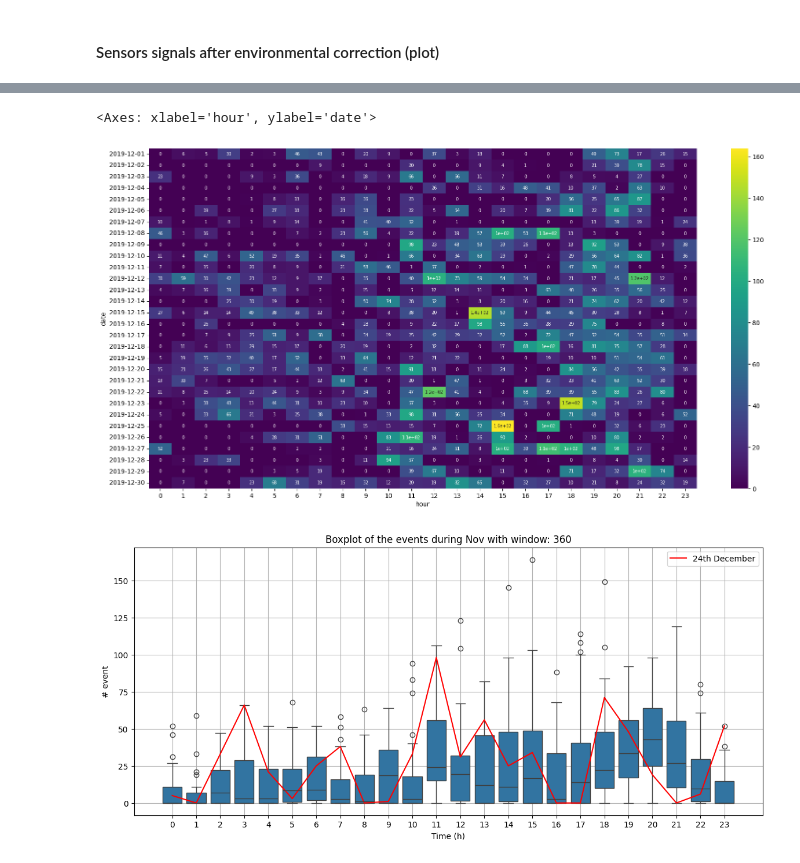
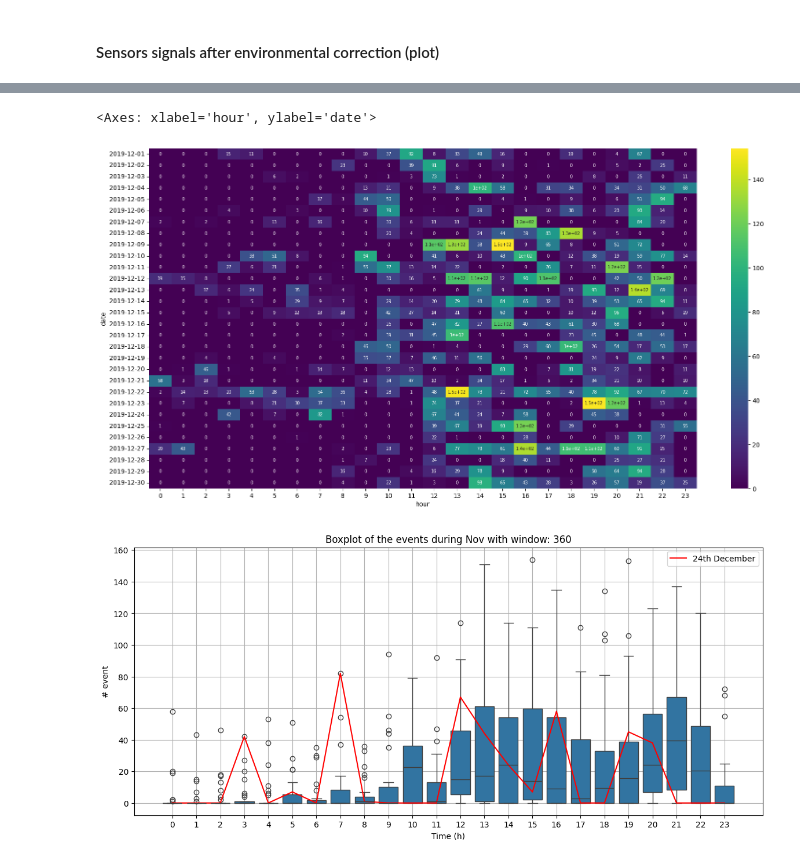
Before and after one commit to eskinderit/single-elders-home-monitoring, a Jupyter notebook: single-elders-home-monitoring/single-elders-monitoring-PCAfiltering.ipynb, the cells around one changed output, grey strips where cells are left out. Cells and saved outputs as stored; diff of their text form; code cells hidden in the pictures.

Commit message:
Add activity days plot

```diff
--- a/single-elders-home-monitoring/single-elders-monitoring-PCAfiltering.ipynb
+++ b/single-elders-home-monitoring/single-elders-monitoring-PCAfiltering.ipynb
@@ -518,16 +527,24 @@ def compute_event(features_matrix):
 
     return event
 # %%
-from pyspark.sql.functions import hour
-from pyspark.sql.functions import date_format, sum, when
-
 if COMPUTE_EVENTS:
     inv_transf_occupants = spark.read.csv("./data/database_gas_after_environmental_correction.csv", header=True, inferSchema=True)
+
+
     columns_to_transform = inv_transf_occupants.columns
     columns_to_transform.remove("timestamp")
 
     assembler = VectorAssembler(inputCols=columns_to_transform, outputCol='featuresToWindowPCA')
     assembled_features = assembler.transform(inv_transf_occupants)
+
+
+    # standardize data
+    scaler = StandardScaler(inputCol='featuresToWindowPCA', outputCol="scaled_features_centered", withStd=True, withMean=True)
+    scaler = scaler.fit(assembled_features)
+    assembled_features = scaler.transform(assembled_features) \
+                                .drop("featuresToWindowPCA") \
+                                .withColumnRenamed("scaled_features_centered", 'featuresToWindowPCA')
+
 
     window_size = 360
     window_spec = Window.rowsBetween(-window_size, 0).orderBy("timestamp")
@@ -535,6 +552,7 @@ if COMPUTE_EVENTS:
     compute_event_udf = F.udf(compute_event, IntegerType())
 
     inv_transf_occupants = assembled_features.withColumn("event", compute_event_udf(F.collect_list("featuresToWindowPCA").over(window_spec)))
+
 
     # conversion to float cols
     inv_transf_occupants = inv_transf_occupants.drop('featuresToWindowPCA')
@@ -547,11 +565,8 @@ if COMPUTE_EVENTS:
 else:
     inv_transf_occupants = spark.read.csv("./data/database_gas_after_environmental_correction_with_event.csv", header=True, inferSchema=True)
 # %%
-from pyspark.sql.functions import hour
-from pyspark.sql.functions import date_format, sum, when
-
 inv_transf_occupants = inv_transf_occupants.withColumn("event", when(inv_transf_occupants["event"] == -1, 0).otherwise(inv_transf_occupants["event"]))
-inv_transf_occupants_new = inv_transf_occupants.withColumn("date_hour", date_format(inv_transf_occupants["timestamp"], "yyyy-MM-dd HH"))                      # fixme date_hour string and not timestamp
+inv_transf_occupants_new = inv_transf_occupants.withColumn("date_hour", F.date_format(inv_transf_occupants["timestamp"], "yyyy-MM-dd HH"))
 event_per_hour = inv_transf_occupants_new.groupBy("date_hour").agg(sum(when(inv_transf_occupants_new["event"] == 1, 1).otherwise(0)).alias("n_event"))
 
 event_per_hour.orderBy("date_hour").toPandas()
@@ -670,20 +685,18 @@ plt.show()
 # %%
-from pyspark.sql.functions import hour
-from pyspark.sql.functions import date_format, sum, when
 event_per_hour_2 = event_per_hour.where("date_hour >= '2019-12-01' AND date_hour <= '2019-12-31' ")
 
-event_per_hour_2 = event_per_hour_2.withColumn("date", date_format(event_per_hour_2["date_hour"], "yyyy-MM-dd"))
+event_per_hour_2 = event_per_hour_2.withColumn("date", F.date_format(event_per_hour_2["date_hour"], "yyyy-MM-dd"))
 event_per_hour_2 = event_per_hour_2.withColumn("hour", hour(event_per_hour_2["date_hour"]))
 
 pivot_df = event_per_hour_2.toPandas().fillna(0).pivot(index='date', columns='hour', values='n_event')
 pivot_df = pivot_df.fillna(0)
 
 # Crea la heatmap
 plt.figure(figsize=(20, 10))
 sns.heatmap(pivot_df, cmap='viridis', annot=True, annot_kws={'size': 7})
 # %% [output]
 <Axes: xlabel='hour', ylabel='date'>
-[figure, old version]
+[figure, new version]
 # %%
 event_per_hour_nov = event_per_hour.where("date_hour >= '2019-11-1' AND date_hour <= '2019-11-30' ")
 event_per_hour_nov = event_per_hour_nov.orderBy('date_hour')
@@ -693,10 +706,10 @@ event_per_hour_christmas = event_per_hour_christmas.orderBy('date_hour')
 #event_per_hour_christmas.show(event_per_hour_christmas.count(), truncate=False)
 
 
-event_per_hour_nov = event_per_hour_nov.withColumn("date", date_format(event_per_hour_nov["date_hour"], "yyyy-MM-dd"))
+event_per_hour_nov = event_per_hour_nov.withColumn("date", F.date_format(event_per_hour_nov["date_hour"], "yyyy-MM-dd"))
 event_per_hour_nov = event_per_hour_nov.withColumn("hour", hour(event_per_hour_nov["date_hour"]))
 
-event_per_hour_christmas = event_per_hour_christmas.withColumn("date", date_format(event_per_hour_christmas["date_hour"], "yyyy-MM-dd"))
+event_per_hour_christmas = event_per_hour_christmas.withColumn("date", F.date_format(event_per_hour_christmas["date_hour"], "yyyy-MM-dd"))
 event_per_hour_christmas = event_per_hour_christmas.withColumn("hour", hour(event_per_hour_christmas["date_hour"]))
 
 
@@ -717,5 +730,5 @@ plt.legend()
 plt.grid()
 plt.show()
 # %% [output]
-[figure, old version]
+[figure, new version]
 # %%
```
Also changed, not shown: parts of 17 cells of this notebook.
